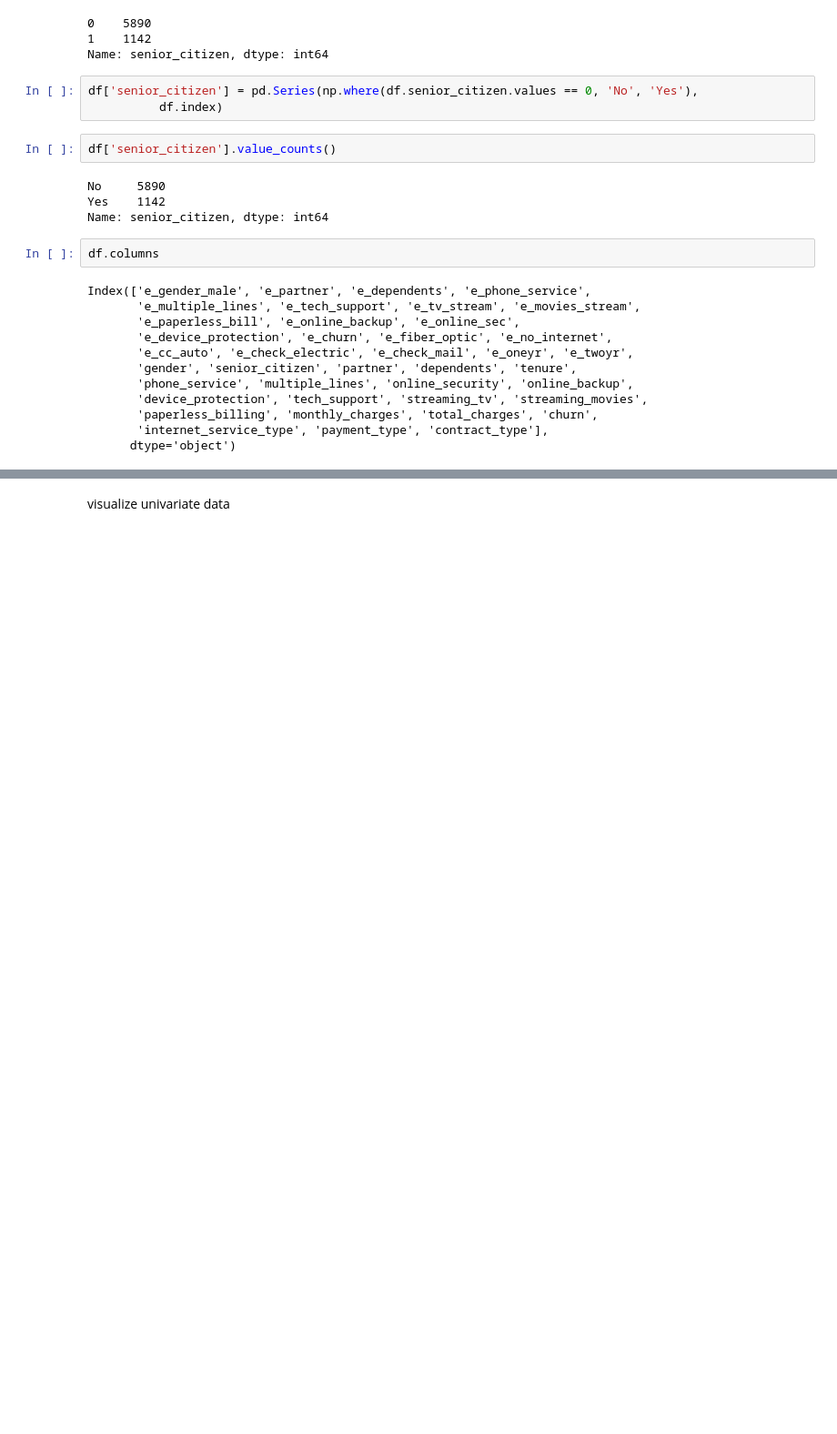
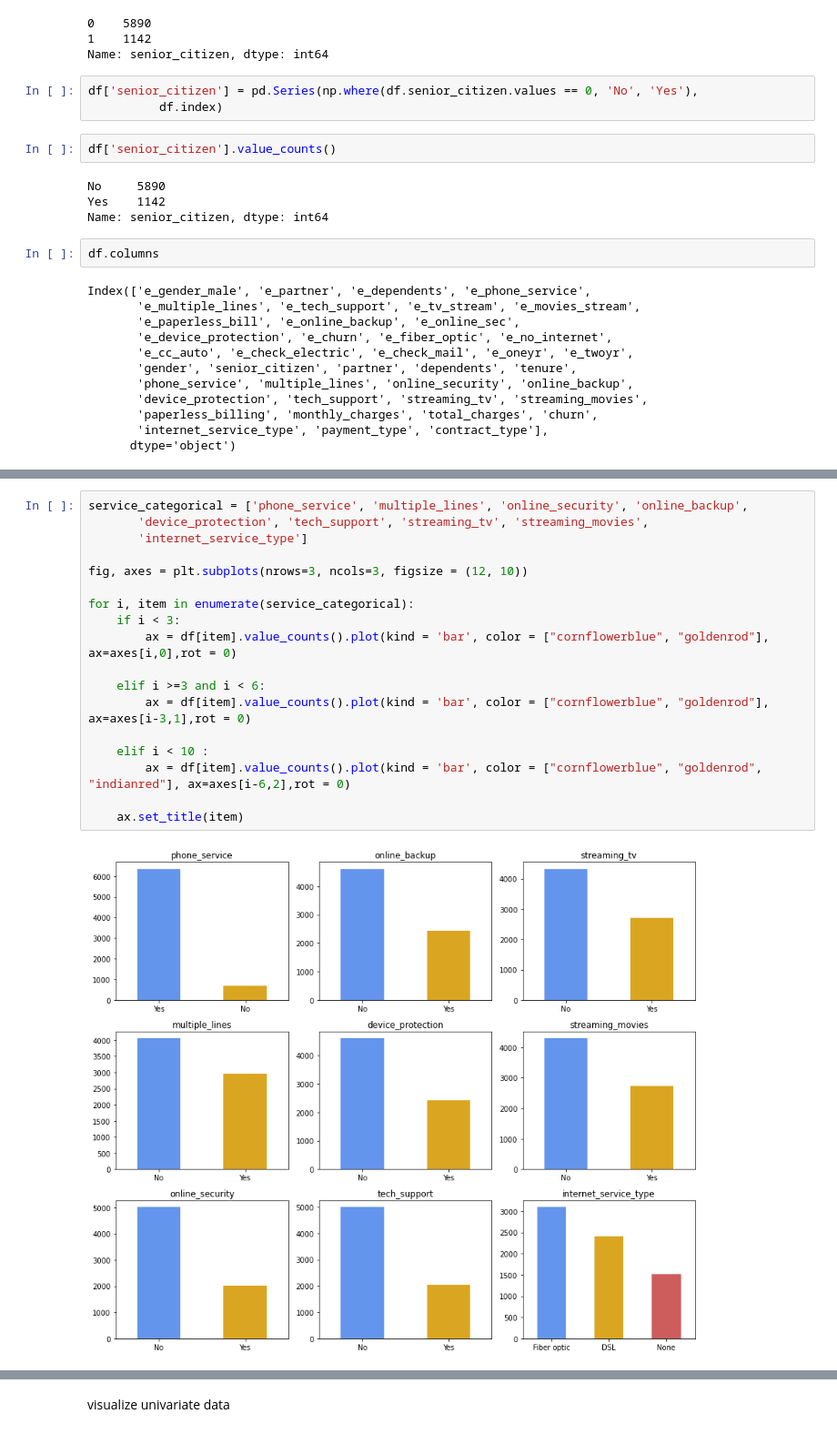
Before and after one commit to mindyshiben/telco_classification_project, a Jupyter notebook: telco_pipeline_work.ipynb, the cells around one changed output, grey strips where cells are left out. Shown at 91% size. Saved outputs shown, nothing was run; the diff lists cells and outputs as text; blank space fills up the shorter version.

```diff
--- a/telco_pipeline_work.ipynb
+++ b/telco_pipeline_work.ipynb
@@ -438,0 +447,20 @@ account_continuous = df[['tenure','monthly_charges','total_charges']]
+# %%
+service_categorical = ['phone_service', 'multiple_lines', 'online_security', 'online_backup',
+       'device_protection', 'tech_support', 'streaming_tv', 'streaming_movies',
+       'internet_service_type']
+
+fig, axes = plt.subplots(nrows=3, ncols=3, figsize = (12, 10))
+
+for i, item in enumerate(service_categorical):
+    if i < 3:
+        ax = df[item].value_counts().plot(kind = 'bar', color = ["cornflowerblue", "goldenrod"], ax=axes[i,0],rot = 0)
+
+    elif i >=3 and i < 6:
+        ax = df[item].value_counts().plot(kind = 'bar', color = ["cornflowerblue", "goldenrod"], ax=axes[i-3,1],rot = 0)
+
+    elif i < 10 :
+        ax = df[item].value_counts().plot(kind = 'bar', color = ["cornflowerblue", "goldenrod", "indianred"], ax=axes[i-6,2],rot = 0)
+
+    ax.set_title(item)
+# %% [output]
+[figure, added]
```
Also changed, not shown: parts of 9 cells of this notebook.
